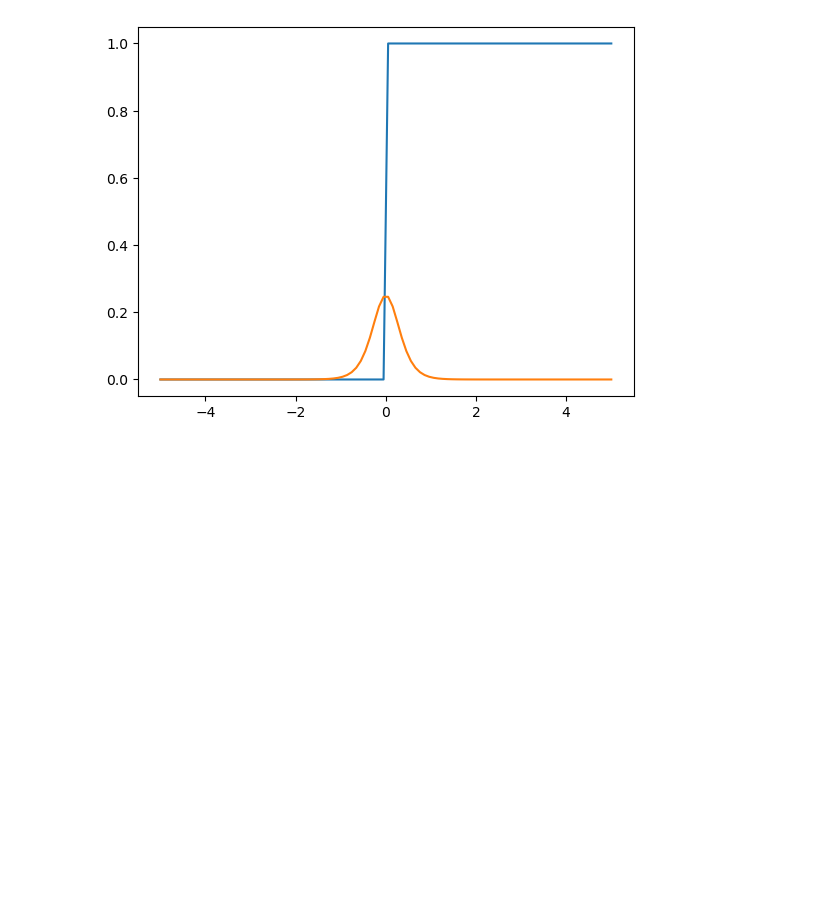
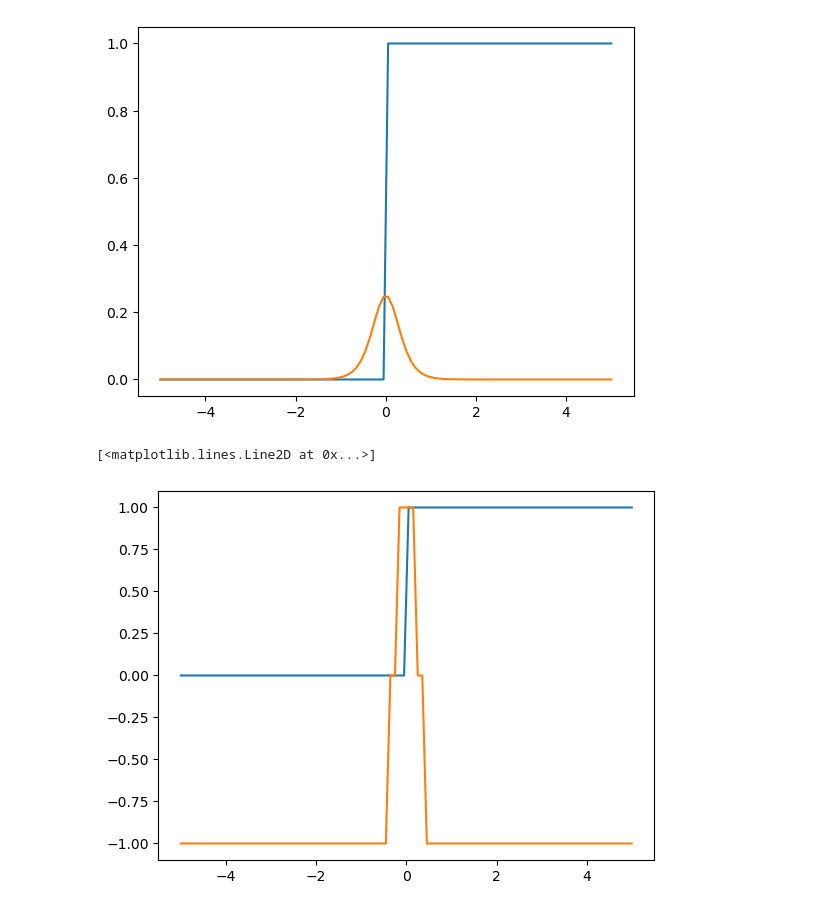
Before and after one commit to Integrated-Systems-Neuroengineering/scrramble, a Jupyter notebook: Tutorials/custom_grads_jax.ipynb, the cells around one changed output. Cells and saved outputs as stored; diff of their text form; code cells hidden in the pictures; blank space fills up the shorter version.

Commit message:
Uploading documentation
Still need to add expectation state and gradients to the doc.

```diff
--- a/Tutorials/custom_grads_jax.ipynb
+++ b/Tutorials/custom_grads_jax.ipynb
@@ -93,3 +93,27 @@ plt.plot(t, gg)
 # %% [output]
 [<matplotlib.lines.Line2D at 0x...>]
 [figure]
+# %%
+## discretize the gradients
+@jax.custom_vjp
+def custom_step2(x):
+    return heaviside_fn(x)
+
+def custom_step2_fwd(x):
+    return custom_step(x), (sigmoid(x),)
+
+def custom_step2_bwd(res, grads):
+    sig, = res
+    g_sig = sig*(1 - sig)*grads
+    out = jnp.where(g_sig < 0.1, -1.0, jnp.where(g_sig > 0.2, 1.0, 0.0))
+    return (out, )
+
+custom_step2.defvjp(custom_step2_fwd, custom_step2_bwd)
+# %%
+t = jnp.linspace(-5, 5, 100)
+plt.plot(t, custom_step2(t))
+gg = jax.vmap(jax.grad(custom_step2))(t)
+plt.plot(t, gg)
+# %% [output]
+[<matplotlib.lines.Line2D at 0x...>]
+[figure, added]
```
Also changed, not shown: parts of 2 cells of this notebook, 1 other file.
